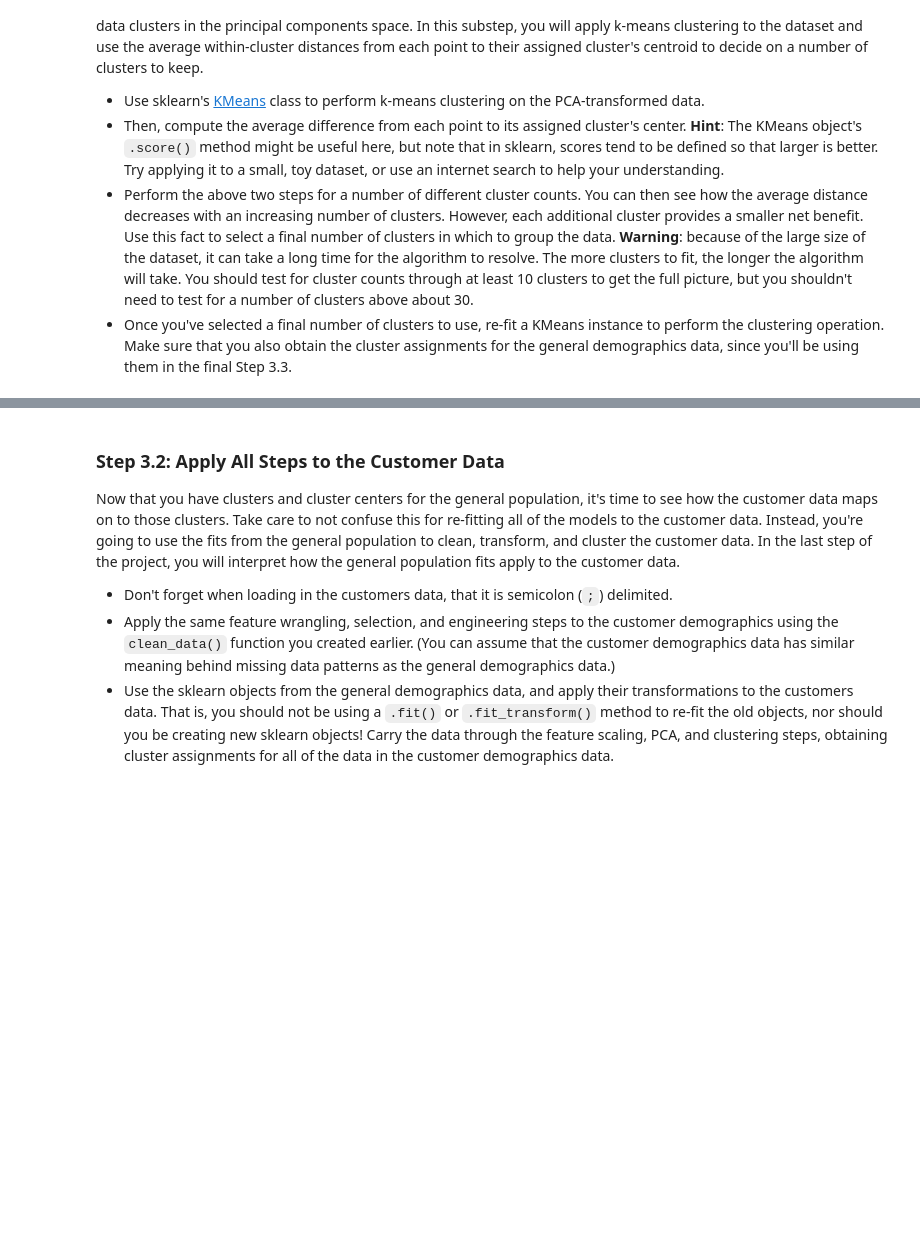
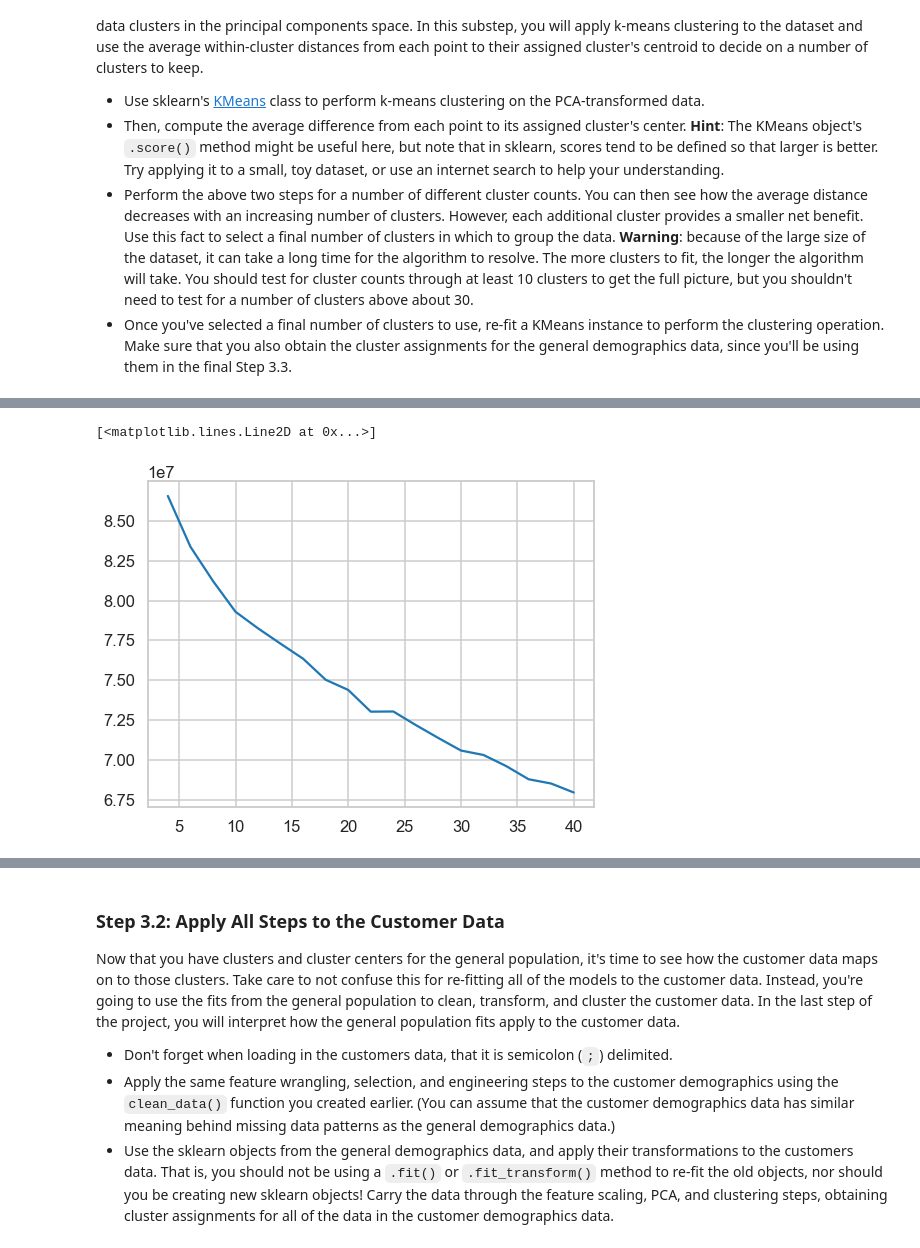
Before and after one commit to tom-itl/Machine_Learning, a Jupyter notebook: Identify_Customer_Segments.ipynb, the cells around one changed output, grey strips where cells are left out. Drawn from its saved outputs; the diff is of its cells as text; code cells hidden in the pictures; blank space fills up the shorter version.

Commit message:
Only analysis of clustering results remaining.

```diff
--- a/Identify_Customer_Segments.ipynb
+++ b/Identify_Customer_Segments.ipynb
@@ -1272,0 +1266,24 @@ You've assessed and cleaned the demographics data, then scaled and transformed t
+# %%
+# Over a number of different cluster counts...
+
+def run_kmeans(data, low_n, high_n, step_n=1):
+    i = 0
+    score = []
+    for k in range(low_n, high_n + 1, step_n):
+        start_time = time()
+        print(f'Running KMeans with n_clusters={k}...', end='')
+
+        # run k-means clustering on the data and...
+        kmeans = KMeans(n_clusters=k)#instantiate your model
+
+        # compute the average within-cluster distances.
+        model = kmeans.fit(data)
+        score.append(np.abs(model.score(data)))
+        print(f'complete; run time: {round((time() - start_time) / 60.0, 2)} minutes.')
+
+    return score
+
+low_k = 4
+high_k = 40
+step = 2
+score = run_kmeans(azdias_low_nan, low_k, high_k, step)
@@ -1273,3 +1310,9 @@ You've assessed and cleaned the demographics data, then scaled and transformed t
 # %%
 # Investigate the change in within-cluster distance across number of clusters.
 # HINT: Use matplotlib's plot function to visualize this relationship.
+
+plt.rcParams['figure.figsize'] = [8, 6]
+plt.plot(range(low_k, high_k + 1, step), score)
+# %% [output]
+[<matplotlib.lines.Line2D at 0x...>]
+[figure, added]
```
Also changed, not shown: parts of 41 cells of this notebook.
